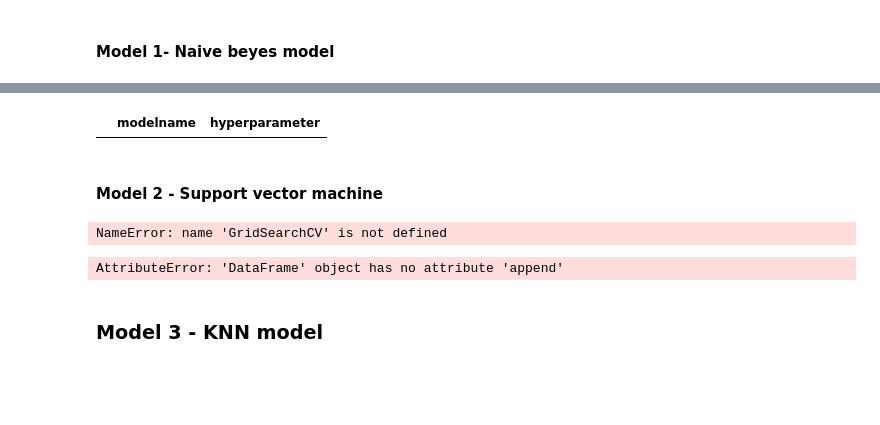
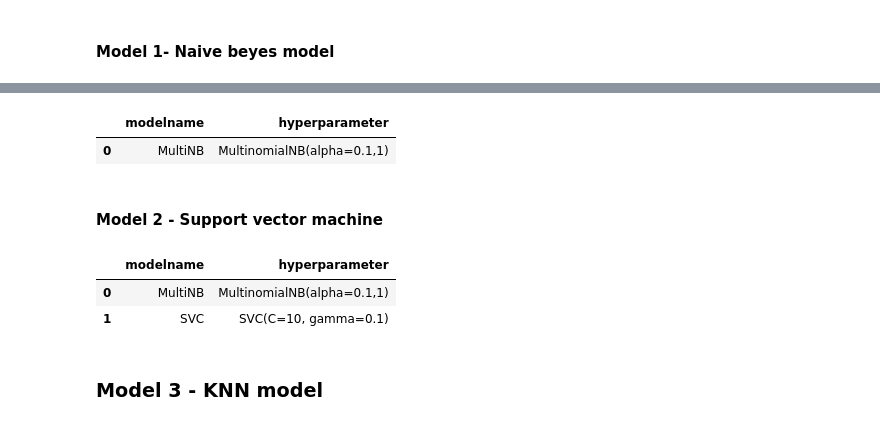
Before and after one commit to jogzfon/MLModelDeployment, a Jupyter notebook: main.ipynb, the cells around one changed output, grey strips where cells are left out. Cells and saved outputs as stored; diff of their text form; code cells hidden in the pictures; blank space fills up the shorter version.

```diff
--- a/main.ipynb
+++ b/main.ipynb
@@ -450,33 +440,33 @@ Wall time: 1min 28s
 # %%
 #hyperparameters for NB are MultinomialNB(alpha=0.1)
-df_hyperparameter=df_hyperparameter.apply({'modelname':'MultiNB','hyperparameter':'MultinomialNB(alpha=0.1,1)'},ignore_index=True)
+df_hyperparameter=df_hyperparameter._append({'modelname':'MultiNB','hyperparameter':'MultinomialNB(alpha=0.1,1)'},ignore_index=True)
 df_hyperparameter
 # %% [output]
 |  | modelname | hyperparameter |
+| 0 | MultiNB | MultinomialNB(alpha=0.1,1) |
 # %% [markdown]
 #### Model 2 - Support vector machine
 # %%
 %%time
 #hyperparameter tunning for SVM
-from sklearn.model_selection import GridSearchCV
-from sklearn.svm import SVC
-svc= SVC()
-params={'C':[0.1,1,10,100,1000],'gamma':[1,0.1,0.01,0.001],'kernel':['rbf','sigmoid']}
-gs_svc=GridSearchCV(estimator=svc,
-                   cv=cv_method,
-                   param_grid=params,
-                   verbose=1,
-                 )
-gs_svc.fit(X_train,y_train)
-print(gs_svc.best_estimator_)
+# from sklearn.svm import SVC
+# svc= SVC()
+# params={'C':[0.1,1,10,100,1000],'gamma':[1,0.1,0.01,0.001],'kernel':['rbf','sigmoid']}
+# gs_svc=GridSearchCV(estimator=svc,
+#                    cv=cv_method,
+#                    param_grid=params,
+#                    verbose=1,
+#                  )
+# gs_svc.fit(X_train,y_train)
+# print(gs_svc.best_estimator_)
-# %% [output]
-NameError: name 'GridSearchCV' is not defined
 # %%
 #SVC hyeprparameters= SVC(C=10, gamma=0.1)
-df_hyperparameter=df_hyperparameter.append({'modelname':'SVC','hyperparameter':'SVC(C=10, gamma=0.1)'},ignore_index=True)
+df_hyperparameter=df_hyperparameter._append({'modelname':'SVC','hyperparameter':'SVC(C=10, gamma=0.1)'},ignore_index=True)
 df_hyperparameter
 # %% [output]
-AttributeError: 'DataFrame' object has no attribute 'append'
+|  | modelname | hyperparameter |
+| 0 | MultiNB | MultinomialNB(alpha=0.1,1) |
+| 1 | SVC | SVC(C=10, gamma=0.1) |
 # %% [markdown]
 ### Model 3 - KNN model
 # %%
```
Also changed, not shown: parts of 25 cells of this notebook, 5 other files.
